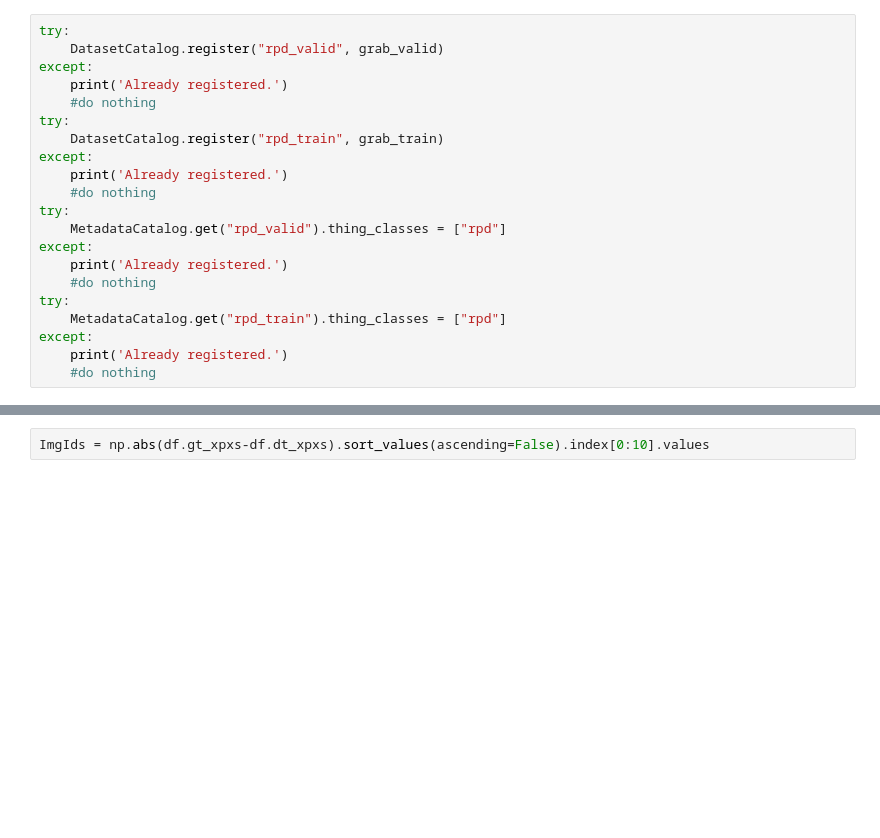
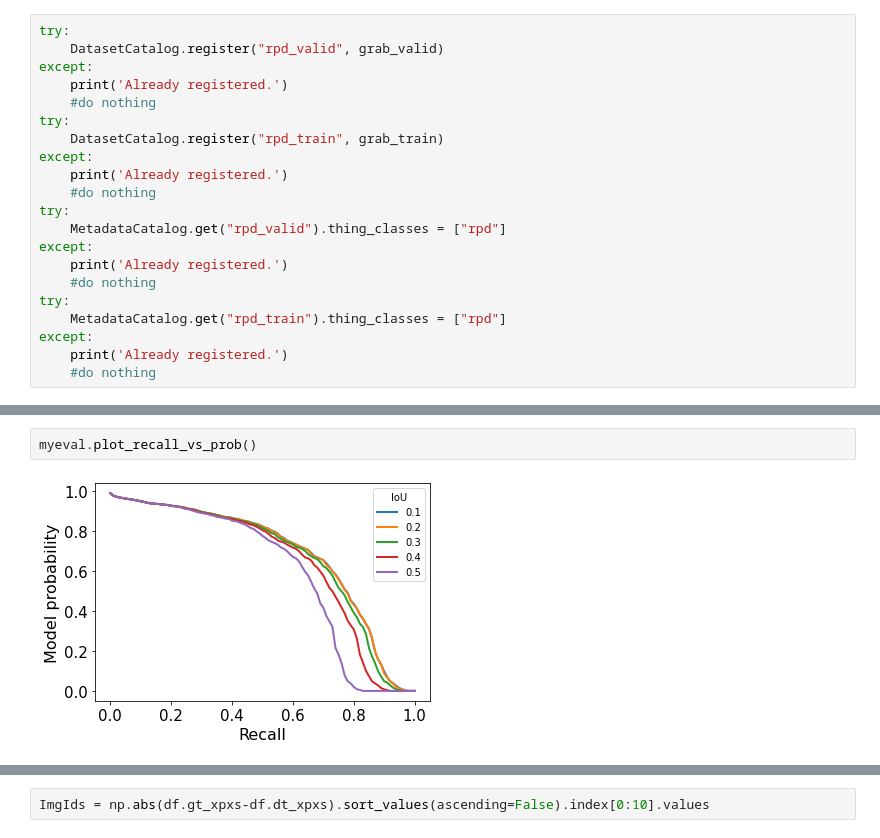
Before and after one commit to uw-biomedical-ml/detectron2-rpd-yb, a Jupyter notebook: runEvaluateClass.ipynb, the cells around one changed output, grey strips where cells are left out. Saved outputs shown, nothing was run; the diff lists cells and outputs as text; blank space fills up the shorter version.

```diff
--- a/runEvaluateClass.ipynb
+++ b/runEvaluateClass.ipynb
@@ -111,0 +118,4 @@ DONE (t=0.01s).
+# %%
+myeval.plot_recall_vs_prob()
+# %% [output]
+[figure, added]
```
Also changed, not shown: parts of 9 cells of this notebook, 2 other files.
